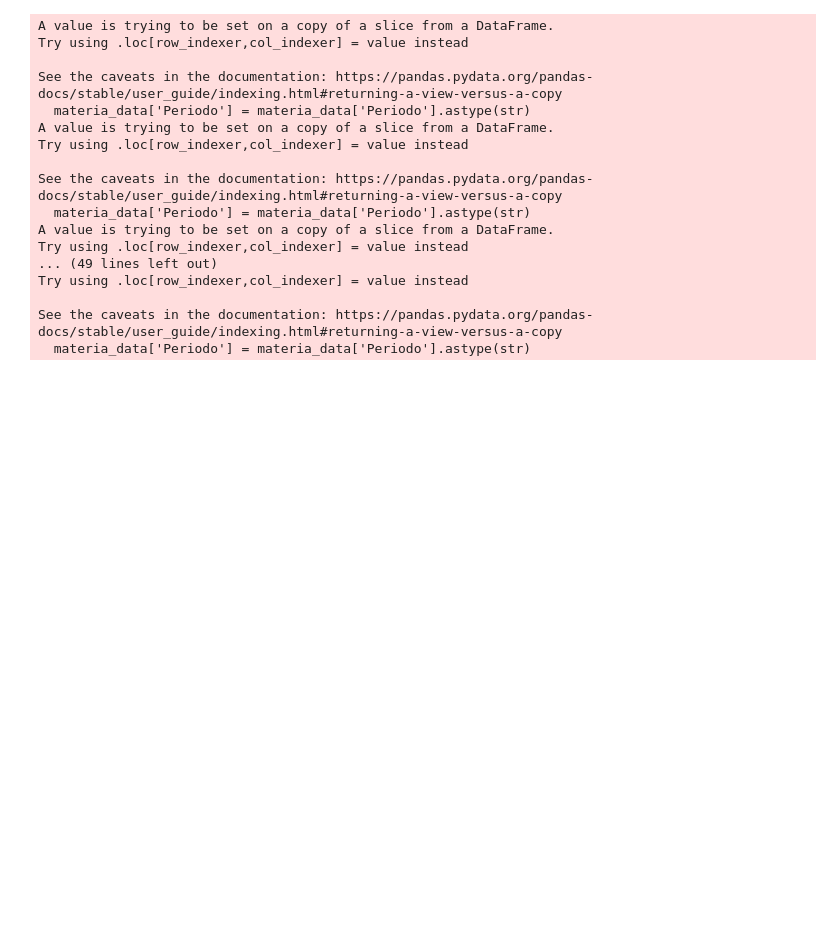
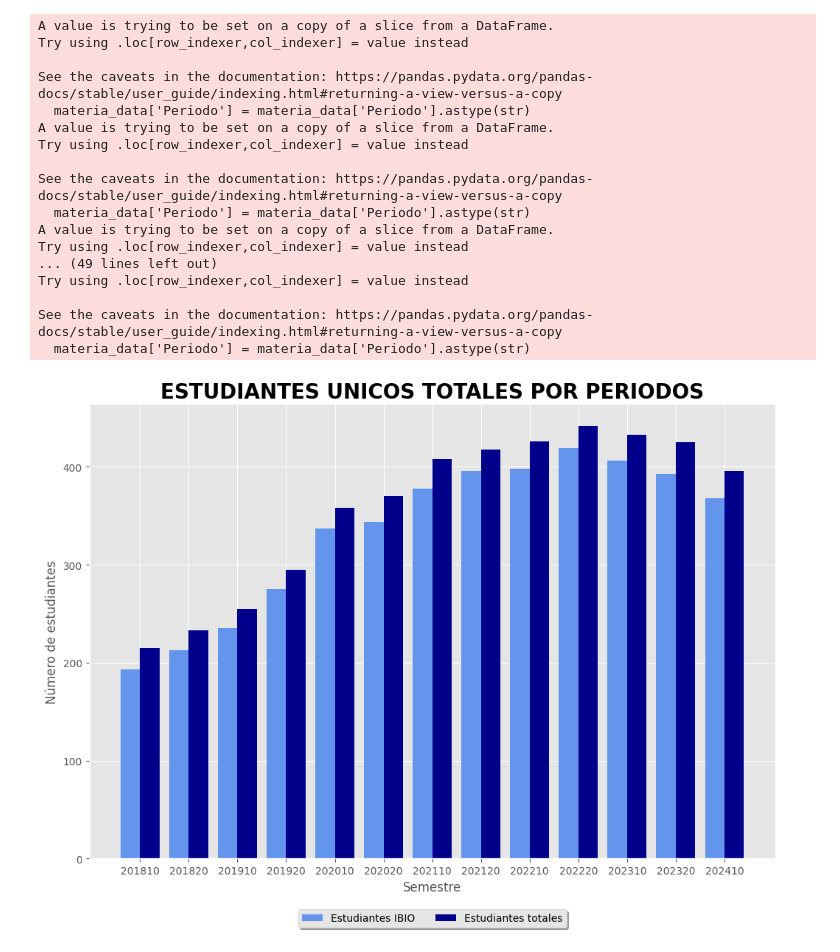
Before and after one commit to danielaruizl1/Dashboard_IBIO, a Jupyter notebook: run.ipynb, the cells around one changed output. Cells and saved outputs as stored; diff of their text form; code cells hidden in the pictures; blank space fills up the shorter version.

Commit message:
estudiantes totales unicos

```diff
--- a/run.ipynb
+++ b/run.ipynb
@@ -117,3 +117,12 @@ mean_avance_hist = historico_cohortes(cursos_excelPath, sancionados_excelPath, p
 n_dataframe, mean_n_hist, n_sancionados = n_estudiantes(cursos_excelPath, sancionados_excelPath, estudiantes_excelPath, programa_principal)
 
 general_plots(estudiantes_excelPath, mean_avance_hist, mean_n_hist, directory_name)
+# %%
+from final import estudiantes_totales
+
+# Archivo de estudiantes totales unicos
+xlsx_estudiantes_totales = 'Data/EstudiantesUnicosTotales.xlsx'
+
+estudiantes_totales(xlsx_estudiantes_totales,f'RESULTS_{periodo_actual}')
+# %% [output]
+[figure, added]
```
Also changed, not shown: 3 other files.
